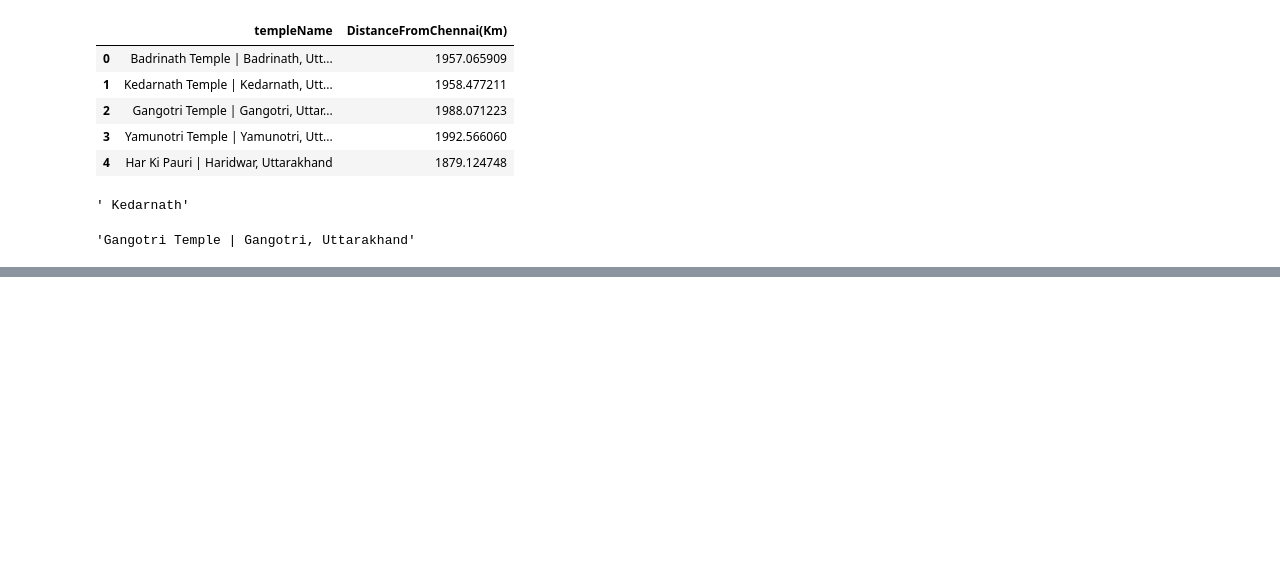
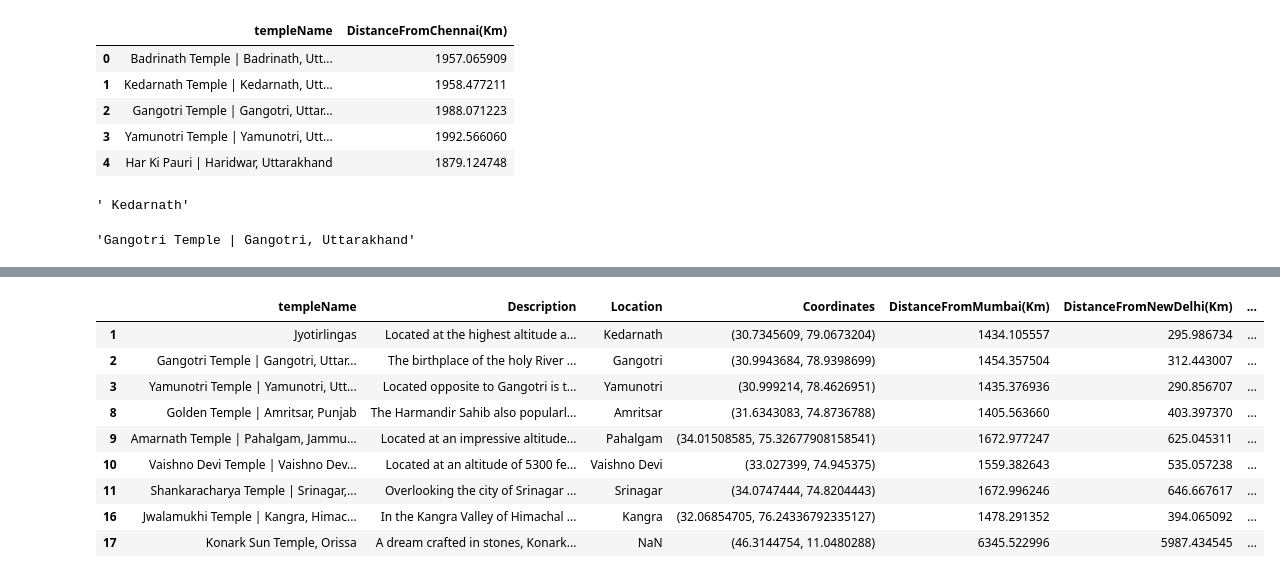
Before and after one commit to amsavalli-mylasalam/Pandas, a Jupyter notebook: PandasPractice1.ipynb, the cells around one changed output, grey strips where cells are left out. Drawn from its saved outputs; the diff is of its cells as text; code cells hidden in the pictures; blank space fills up the shorter version.

```diff
--- a/PandasPractice1.ipynb
+++ b/PandasPractice1.ipynb
@@ -508,0 +592,13 @@ df1.loc[2,'templeName']
+# %%
+df.loc[df['DistanceFromChennai(Km)'] > 1958.477211]
+# %% [output]
+|  | templeName | Description | Location | Coordinates | DistanceFromMumbai(Km) | DistanceFromNewDelhi(Km) | ... |
+| 1 | Jyotirlingas | Located at the highest altitude a... | Kedarnath | (30.7345609, 79.0673204) | 1434.105557 | 295.986734 | ... |
+| 2 | Gangotri Temple | Gangotri, Uttar... | The birthplace of the holy River ... | Gangotri | (30.9943684, 78.9398699) | 1454.357504 | 312.443007 | ... |
+| 3 | Yamunotri Temple | Yamunotri, Utt... | Located opposite to Gangotri is t... | Yamunotri | (30.999214, 78.4626951) | 1435.376936 | 290.856707 | ... |
+| 8 | Golden Temple | Amritsar, Punjab | The Harmandir Sahib also popularl... | Amritsar | (31.6343083, 74.8736788) | 1405.563660 | 403.397370 | ... |
+| 9 | Amarnath Temple | Pahalgam, Jammu... | Located at an impressive altitude... | Pahalgam | (34.01508585, 75.32677908158541) | 1672.977247 | 625.045311 | ... |
+| 10 | Vaishno Devi Temple | Vaishno Dev... | Located at an altitude of 5300 fe... | Vaishno Devi | (33.027399, 74.945375) | 1559.382643 | 535.057238 | ... |
+| 11 | Shankaracharya Temple | Srinagar,... | Overlooking the city of Srinagar ... | Srinagar | (34.0747444, 74.8204443) | 1672.996246 | 646.667617 | ... |
+| 16 | Jwalamukhi Temple | Kangra, Himac... | In the Kangra Valley of Himachal ... | Kangra | (32.06854705, 76.24336792335127) | 1478.291352 | 394.065092 | ... |
+| 17 | Konark Sun Temple, Orissa | A dream crafted in stones, Konark... | NaN | (46.3144754, 11.0480288) | 6345.522996 | 5987.434545 | ... |
```
Also changed, not shown: parts of 19 cells of this notebook.
